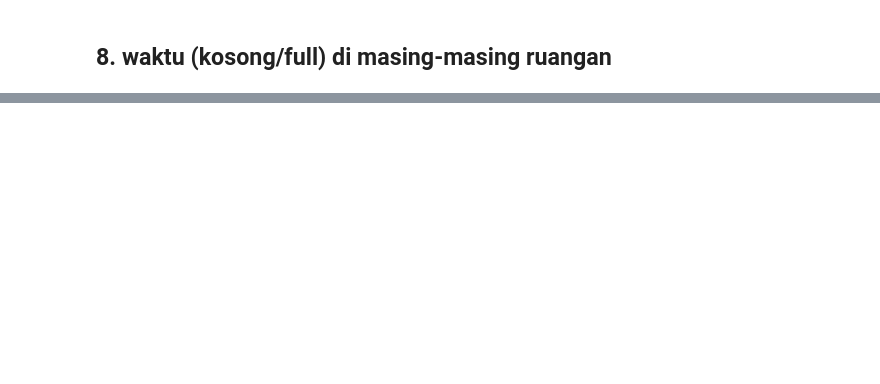
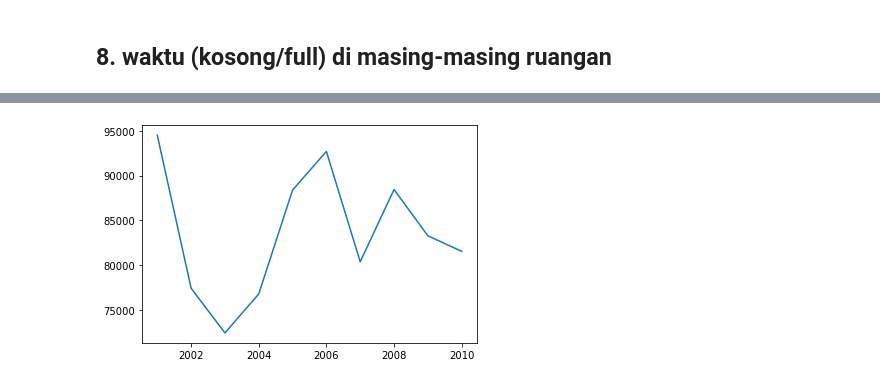
Before and after one commit to maftuhm/database, a Jupyter notebook: worksheet.ipynb, the cells around one changed output, grey strips where cells are left out. Drawn from its saved outputs; the diff is of its cells as text; code cells hidden in the pictures; blank space fills up the shorter version.

```diff
--- a/worksheet.ipynb
+++ b/worksheet.ipynb
@@ -125,0 +337,12 @@ pd.read_sql(query, con = conn).head()
+# %%
+query = """
+    SELECT AVG(salary) AS rata2, year
+    FROM instructor
+    JOIN teaches ON teaches.ID = instructor.ID
+    GROUP BY year
+    ORDER BY year ASC
+"""
+
+df = pd.read_sql(query, con = conn)
+print("Shape", df.shape)
+df.head(20)
@@ -125,0 +362,5 @@ pd.read_sql(query, con = conn).head()
+# %%
+plt.plot(df.year, df.rata2)
+plt.show()
+# %% [output]
+[figure, added]
```
Also changed, not shown: parts of 18 cells of this notebook.
